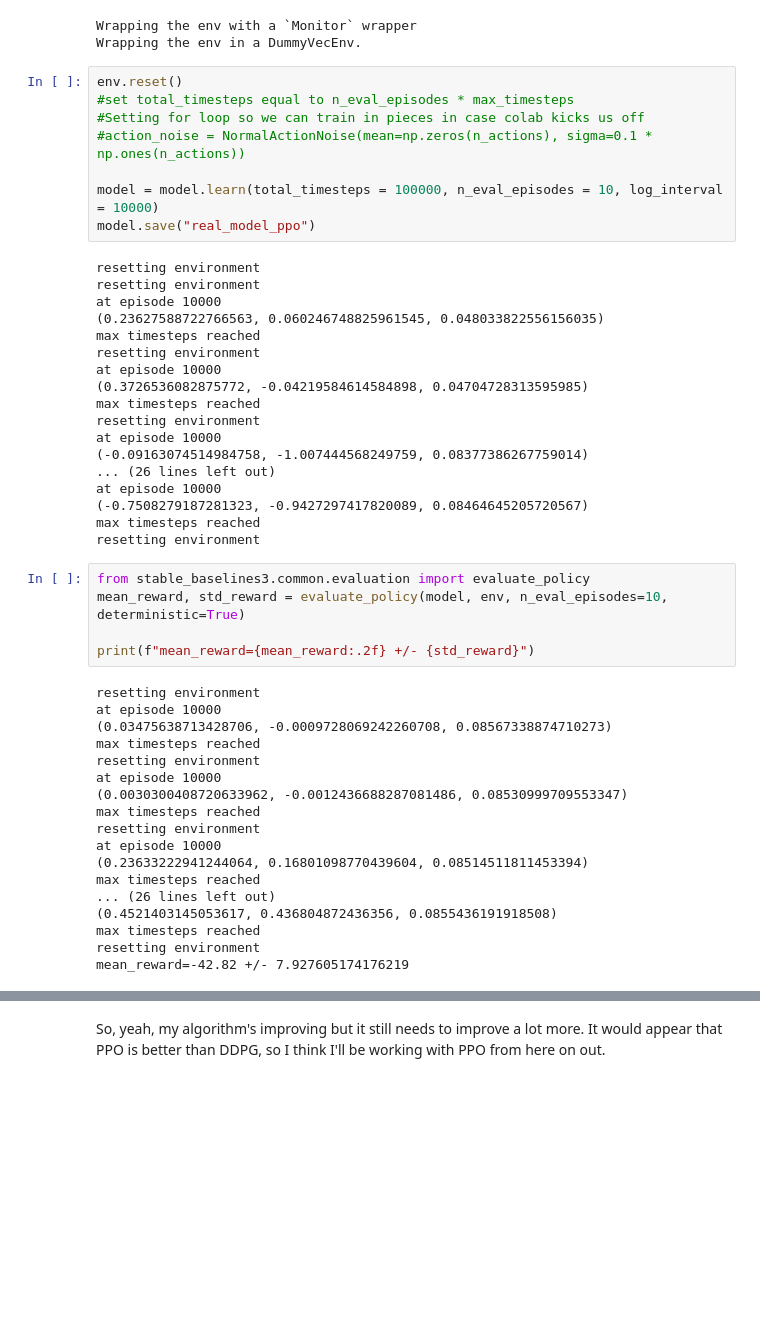
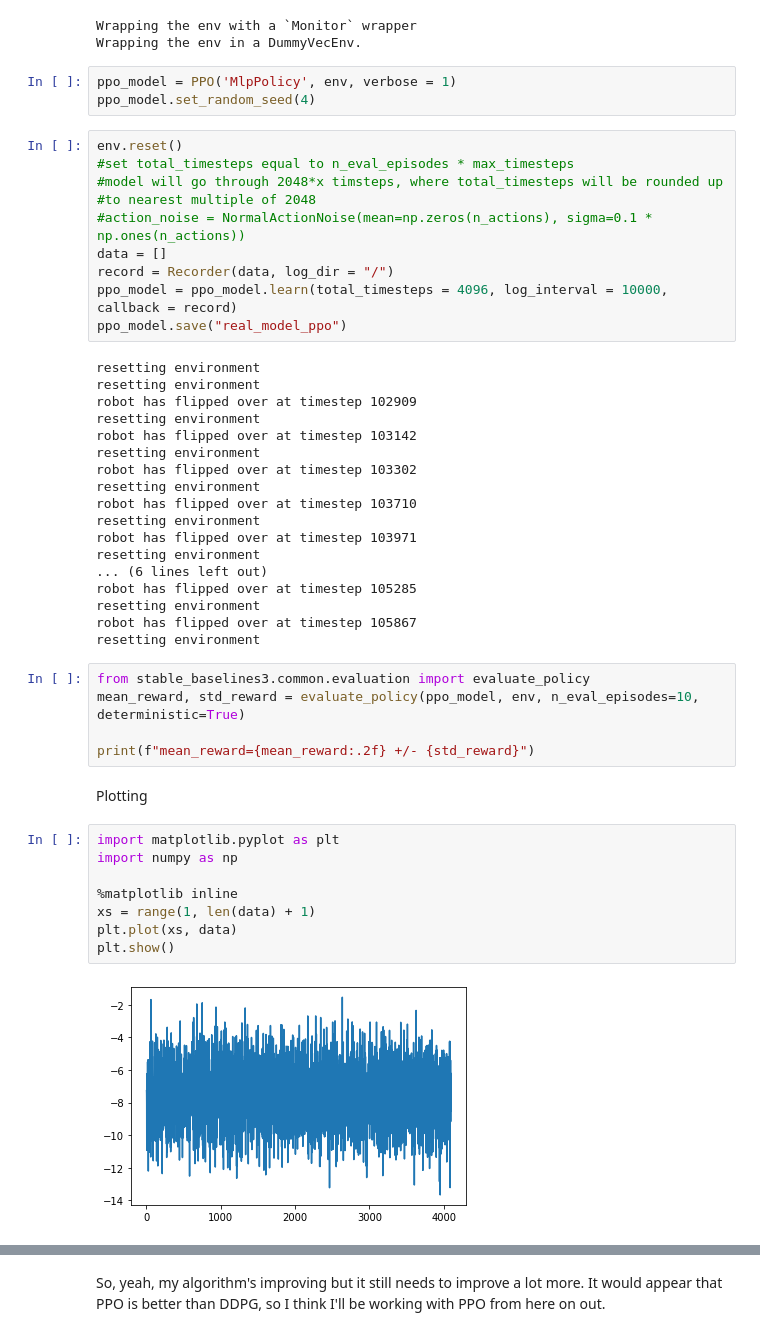
Before and after one commit to ahhuang007/Sebastian, a Jupyter notebook: colab.ipynb, the cells around one changed output, grey strips where cells are left out. Cells and saved outputs as stored; diff of their text form; blank space fills up the shorter version.

Commit message:
added tracking and tweaked env, next I need to alter rewards

```diff
--- a/colab.ipynb
+++ b/colab.ipynb
@@ -224,52 +221,51 @@ model = PPO.load("real_model_ppo", env = env)
 # %% [output]
 Wrapping the env with a `Monitor` wrapper
 Wrapping the env in a DummyVecEnv.
+# %%
+ppo_model = PPO('MlpPolicy', env, verbose = 1)
+ppo_model.set_random_seed(4)
 # %%
 env.reset()
 #set total_timesteps equal to n_eval_episodes * max_timesteps
-#Setting for loop so we can train in pieces in case colab kicks us off
+#model will go through 2048*x timsteps, where total_timesteps will be rounded up
+#to nearest multiple of 2048
 #action_noise = NormalActionNoise(mean=np.zeros(n_actions), sigma=0.1 * np.ones(n_actions))
-
-model = model.learn(total_timesteps = 100000, n_eval_episodes = 10, log_interval = 10000)
-model.save("real_model_ppo")
+data = []
+record = Recorder(data, log_dir = "/")
+ppo_model = ppo_model.learn(total_timesteps = 4096, log_interval = 10000, callback = record)
+ppo_model.save("real_model_ppo")
 # %% [output]
 resetting environment
 resetting environment
-at episode 10000
-(0.23627588722766563, 0.060246748825961545, 0.048033822556156035)
-max timesteps reached
+robot has flipped over at timestep 102909
 resetting environment
-at episode 10000
-(0.3726536082875772, -0.04219584614584898, 0.04704728313595985)
-max timesteps reached
+robot has flipped over at timestep 103142
 resetting environment
-at episode 10000
-(-0.09163074514984758, -1.007444568249759, 0.08377386267759014)
-... (26 lines left out)
-at episode 10000
-(-0.7508279187281323, -0.9427297417820089, 0.08464645205720567)
-max timesteps reached
+robot has flipped over at timestep 103302
 resetting environment
+robot has flipped over at timestep 103710
+resetting environment
+robot has flipped over at timestep 103971
+resetting environment
+... (6 lines left out)
+robot has flipped over at timestep 105285
+resetting environment
+robot has flipped over at timestep 105867
+resetting environment
 # %%
 from stable_baselines3.common.evaluation import evaluate_policy
-mean_reward, std_reward = evaluate_policy(model, env, n_eval_episodes=10, deterministic=True)
+mean_reward, std_reward = evaluate_policy(ppo_model, env, n_eval_episodes=10, deterministic=True)
 
 print(f"mean_reward={mean_reward:.2f} +/- {std_reward}")
-# %% [output]
-resetting environment
-at episode 10000
-(0.03475638713428706, -0.0009728069242260708, 0.08567338874710273)
-max timesteps reached
-resetting environment
-at episode 10000
-(0.0030300408720633962, -0.0012436688287081486, 0.08530999709553347)
-max timesteps reached
-resetting environment
-at episode 10000
-(0.23633222941244064, 0.16801098770439604, 0.08514511811453394)
-max timesteps reached
-... (26 lines left out)
-(0.4521403145053617, 0.436804872436356, 0.0855436191918508)
-max timesteps reached
-resetting environment
-mean_reward=-42.82 +/- 7.927605174176219
+# %% [markdown]
+Plotting
+# %%
+import matplotlib.pyplot as plt
+import numpy as np
+
+%matplotlib inline
+xs = range(1, len(data) + 1)
+plt.plot(xs, data)
+plt.show()
+# %% [output]
+[figure, added]
```
Also changed, not shown: parts of 20 cells of this notebook, 4 other files.
